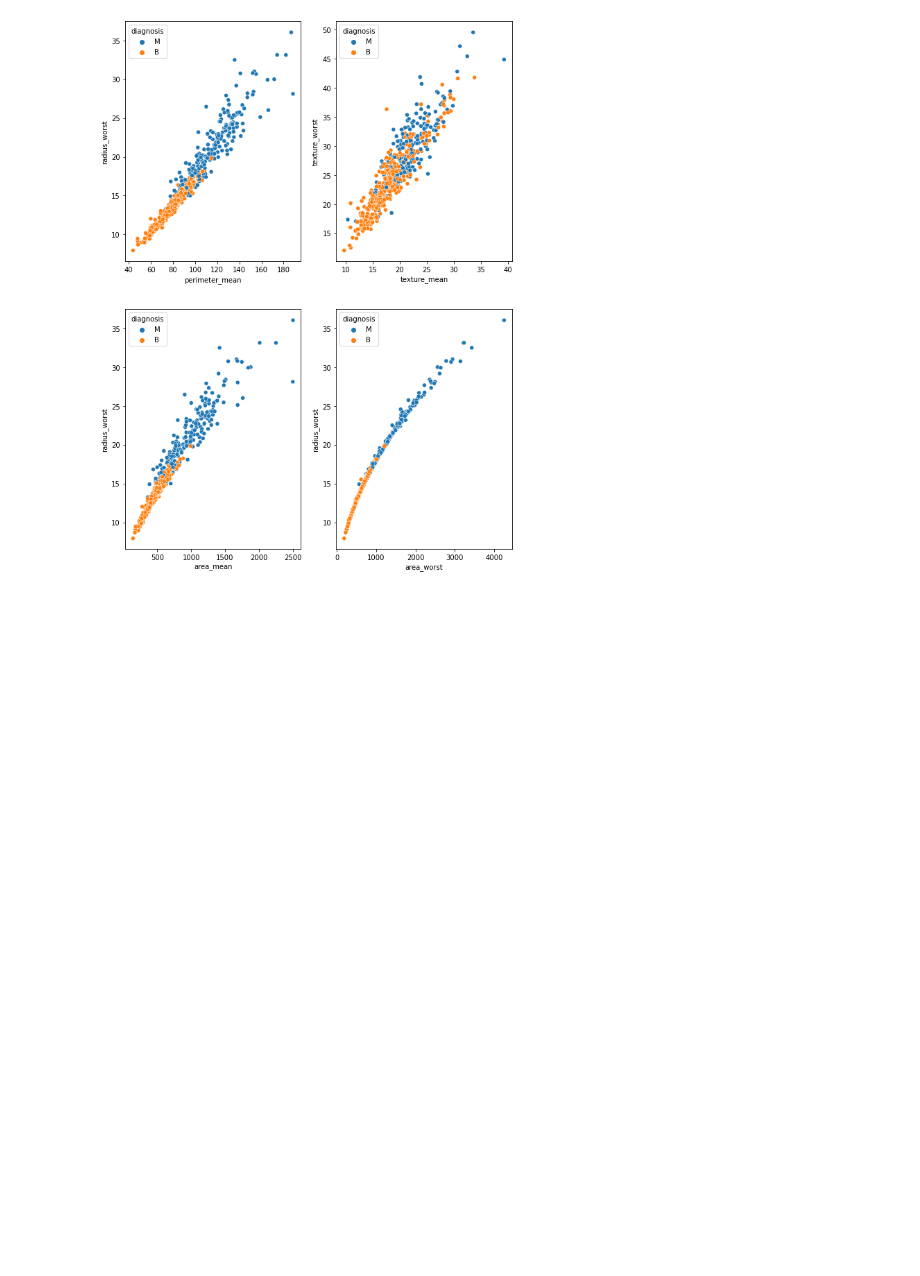
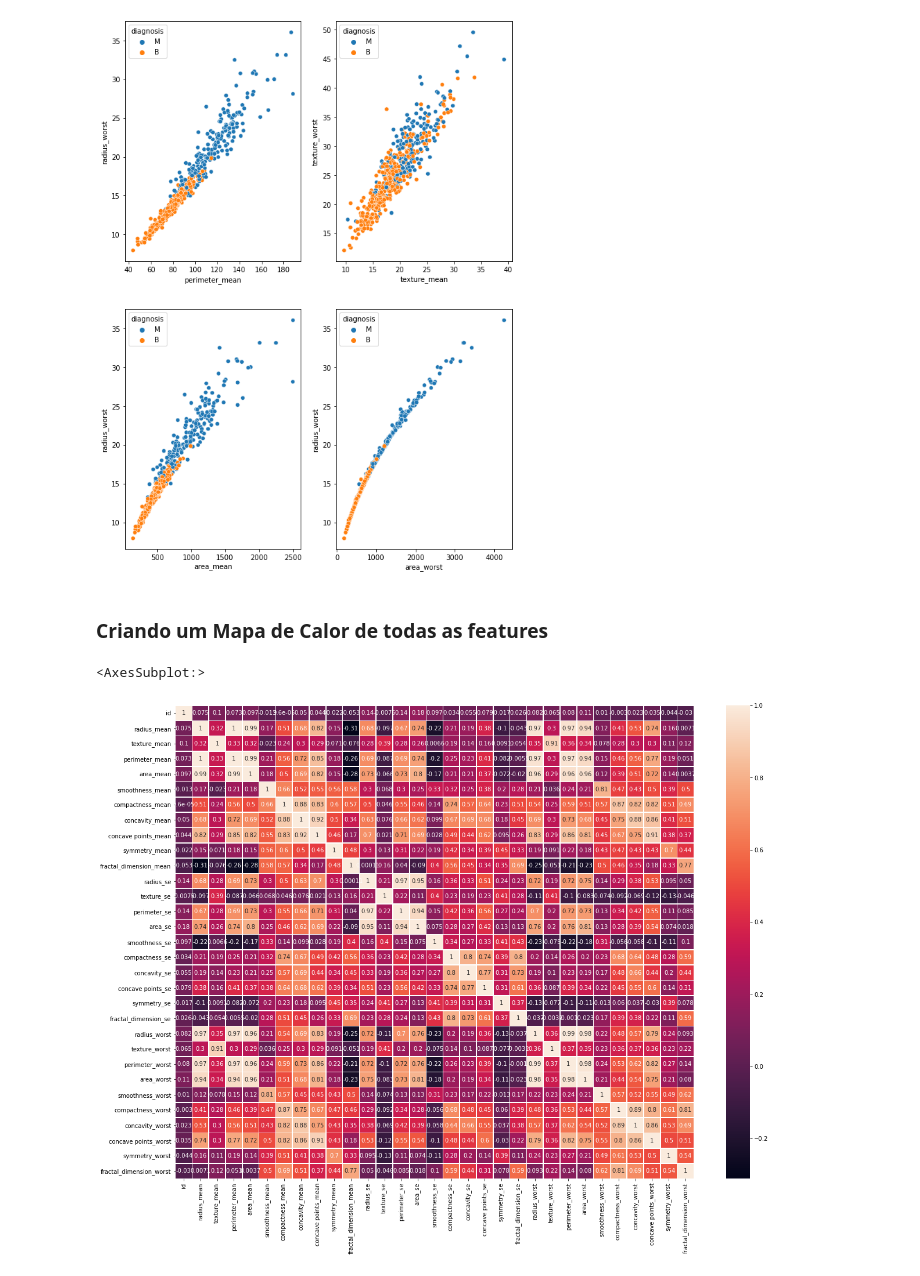
Before and after one commit to xValentim/Breast_Cancer_Wisconsin, a Jupyter notebook: Breast cancer analisys.ipynb, the cells around one changed output. Saved outputs shown, nothing was run; the diff lists cells and outputs as text; code cells hidden in the pictures; blank space fills up the shorter version.

Commit message:
Mapa de calor - OK!

```diff
--- a/Breast cancer analisys.ipynb
+++ b/Breast cancer analisys.ipynb
@@ -236,3 +238,11 @@ sb.scatterplot(x='area_worst',y='radius_worst',data=data,hue='diagnosis',ax=ax[1
 plt.show()
 # %% [output]
 [figure]
+# %% [markdown]
+### Criando um Mapa de Calor de todas as features
+# %%
+fig, ax = plt.subplots(figsize=(20,15))
+sb.heatmap(data.corr(),ax=ax,annot=True,linewidth=.5)
+# %% [output]
+<AxesSubplot:>
+[figure, added]
```
Also changed, not shown: parts of 1 cell of this notebook.
